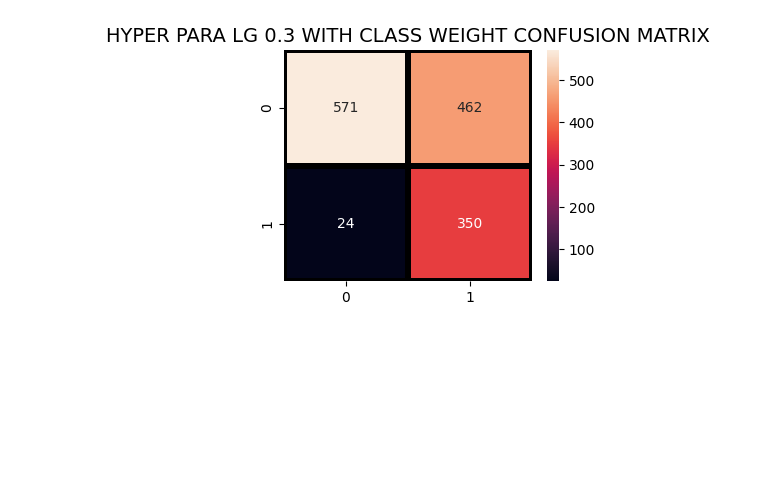
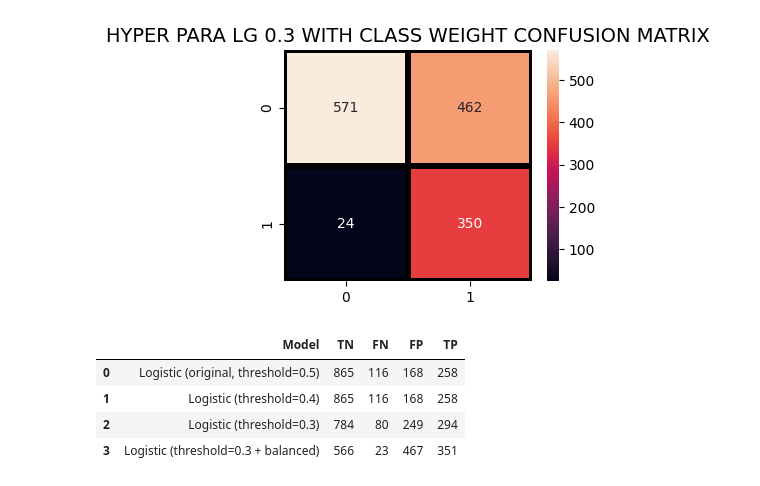
Before and after one commit to ngocmai141106/AI66B_group_9, a Jupyter notebook: code/upgrade_logistic.ipynb, the cells around one changed output. Saved outputs shown, nothing was run; the diff lists cells and outputs as text; code cells hidden in the pictures; blank space fills up the shorter version.

```diff
--- a/code/upgrade_logistic.ipynb
+++ b/code/upgrade_logistic.ipynb
@@ -168,3 +168,48 @@ Best parameters: {'C': 10, 'penalty': 'l2', 'solver': 'liblinear'}
    macro avg       0.70      0.74      0.65      1407
 weighted avg       0.82      0.65      0.67      1407
 [figure]
+# %%
+#tổng kết
+data = {
+    "Model": [
+        "Logistic (original, threshold=0.5)",
+        "Logistic (threshold=0.4)",
+        "Logistic (threshold=0.3)",
+        "Logistic (threshold=0.3 + balanced)"
+    ],
+    "TN": [865, 865, 784, 566],
+    "FN": [116, 116, 80, 23],
+    "FP": [168, 168, 249, 467],
+    "TP": [258, 258, 294, 351]
+}
+
+df_results = pd.DataFrame(data)
+
+styled_results = (
+    df_results.style
+    .background_gradient(cmap="Blues")
+    .set_properties(**{"text-align": "center"})
+    .set_table_styles([
+        {"selector": "th", "props": [
+            ("border", "1px solid black"),
+            ("text-align", "center"),
+            ("padding", "6px")
+        ]},
+        {"selector": "td", "props": [
+            ("border", "1px solid black"),
+            ("text-align", "center"),
+            ("padding", "6px")
+        ]},
+        {"selector": "table", "props": [
+            ("border-collapse", "collapse")
+        ]}
+    ])
+)
+
+styled_results
+# %% [output]
+|  | Model | TN | FN | FP | TP |
+| 0 | Logistic (original, threshold=0.5) | 865 | 116 | 168 | 258 |
+| 1 | Logistic (threshold=0.4) | 865 | 116 | 168 | 258 |
+| 2 | Logistic (threshold=0.3) | 784 | 80 | 249 | 294 |
+| 3 | Logistic (threshold=0.3 + balanced) | 566 | 23 | 467 | 351 |
```
